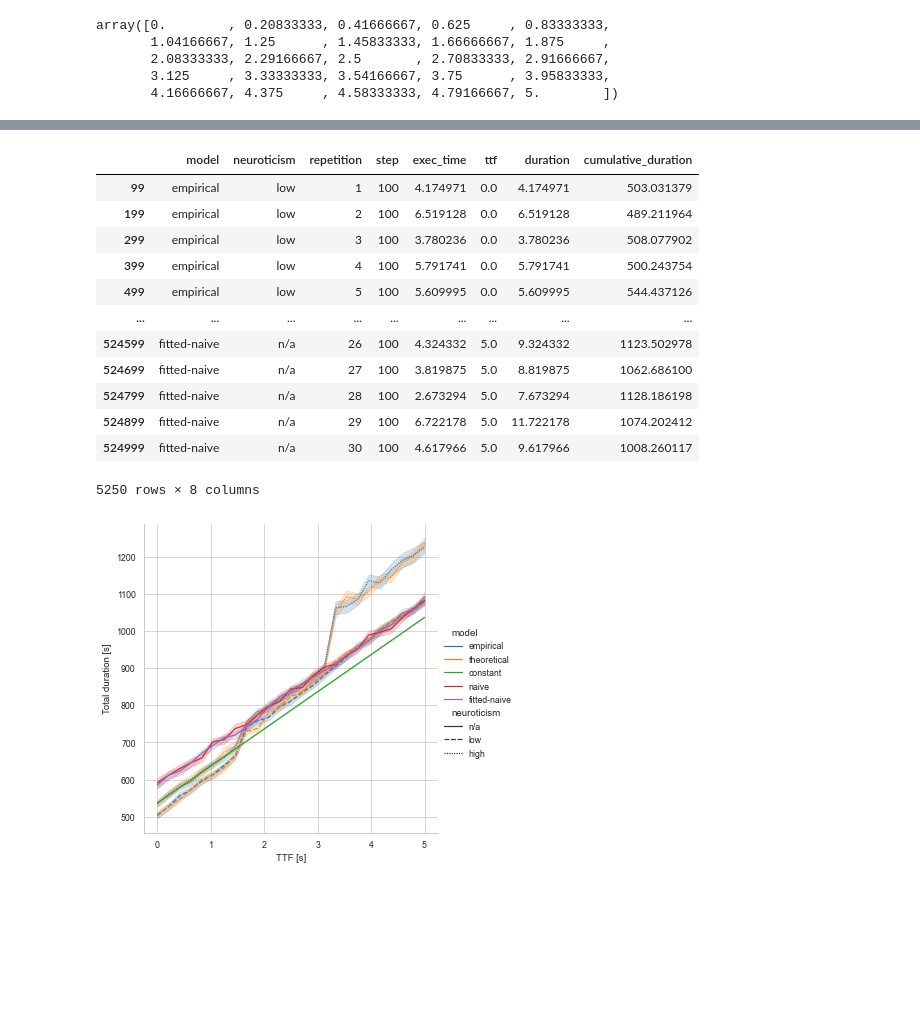
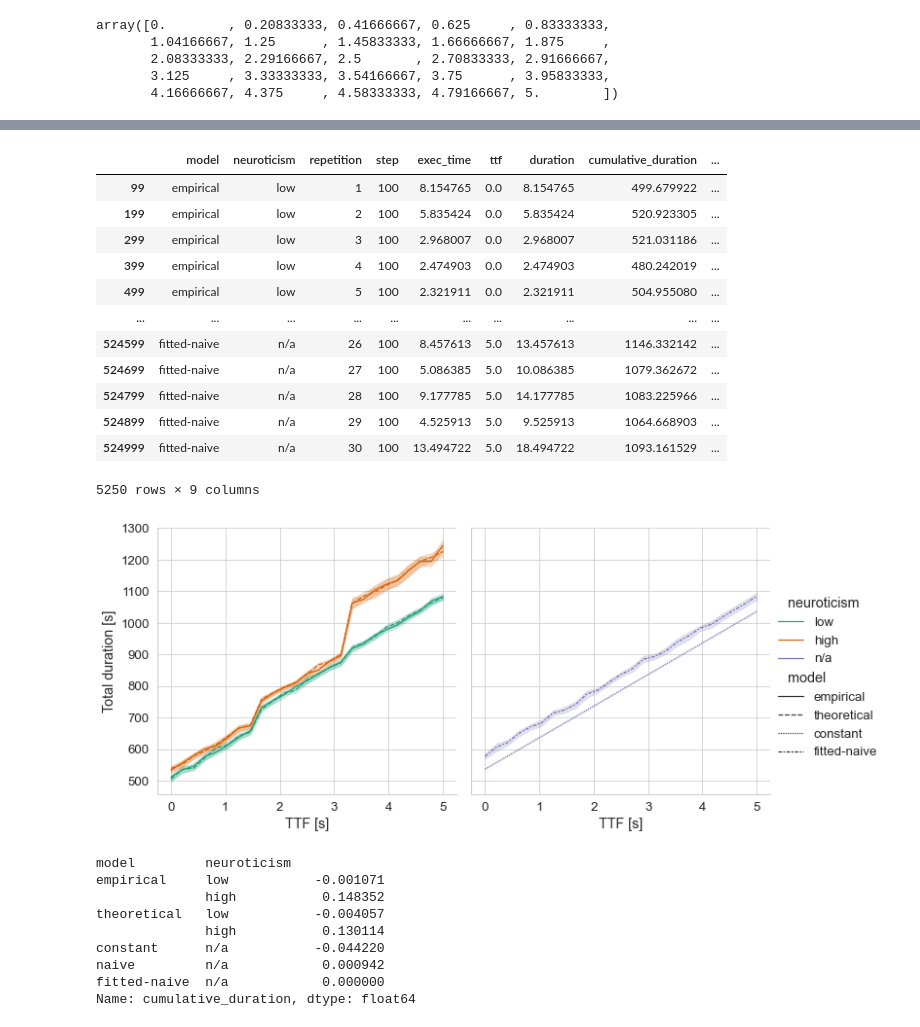
Before and after one commit to vnmo/EdgeDroid2, a Jupyter notebook: analysis/scaling_ttf.ipynb, the cells around one changed output, grey strips where cells are left out. Cells and saved outputs as stored; diff of their text form; code cells hidden in the pictures; blank space fills up the shorter version.

```diff
--- a/analysis/scaling_ttf.ipynb
+++ b/analysis/scaling_ttf.ipynb
@@ -139,37 +139,60 @@ results
 import matplotlib.pyplot as plt
 import seaborn as sns
 
-sns.set_context("paper")
 sns.set_style("whitegrid")
+sns.set_context("paper", font_scale=1.5)
+sns.set_palette("Dark2")
 
-end_steps = results[results.step == results.step.max()]
+end_steps = results[results.step == results.step.max()].copy()
+end_steps["reference"] = False
+end_steps.loc[end_steps["neuroticism"] == "n/a", "reference"] = True
 end_steps
 # %% [output]
-|  | model | neuroticism | repetition | step | exec_time | ttf | duration | cumulative_duration |
-| 99 | empirical | low | 1 | 100 | 4.174971 | 0.0 | 4.174971 | 503.031379 |
-| 199 | empirical | low | 2 | 100 | 6.519128 | 0.0 | 6.519128 | 489.211964 |
-| 299 | empirical | low | 3 | 100 | 3.780236 | 0.0 | 3.780236 | 508.077902 |
-| 399 | empirical | low | 4 | 100 | 5.791741 | 0.0 | 5.791741 | 500.243754 |
-| 499 | empirical | low | 5 | 100 | 5.609995 | 0.0 | 5.609995 | 544.437126 |
-| ... | ... | ... | ... | ... | ... | ... | ... | ... |
-| 524599 | fitted-naive | n/a | 26 | 100 | 4.324332 | 5.0 | 9.324332 | 1123.502978 |
-| 524699 | fitted-naive | n/a | 27 | 100 | 3.819875 | 5.0 | 8.819875 | 1062.686100 |
-| 524799 | fitted-naive | n/a | 28 | 100 | 2.673294 | 5.0 | 7.673294 | 1128.186198 |
-| 524899 | fitted-naive | n/a | 29 | 100 | 6.722178 | 5.0 | 11.722178 | 1074.202412 |
-| 524999 | fitted-naive | n/a | 30 | 100 | 4.617966 | 5.0 | 9.617966 | 1008.260117 |
+|  | model | neuroticism | repetition | step | exec_time | ttf | duration | cumulative_duration | ... |
+| 99 | empirical | low | 1 | 100 | 8.154765 | 0.0 | 8.154765 | 499.679922 | ... |
+| 199 | empirical | low | 2 | 100 | 5.835424 | 0.0 | 5.835424 | 520.923305 | ... |
+| 299 | empirical | low | 3 | 100 | 2.968007 | 0.0 | 2.968007 | 521.031186 | ... |
+| 399 | empirical | low | 4 | 100 | 2.474903 | 0.0 | 2.474903 | 480.242019 | ... |
+| 499 | empirical | low | 5 | 100 | 2.321911 | 0.0 | 2.321911 | 504.955080 | ... |
+| ... | ... | ... | ... | ... | ... | ... | ... | ... | ... |
+| 524599 | fitted-naive | n/a | 26 | 100 | 8.457613 | 5.0 | 13.457613 | 1146.332142 | ... |
+| 524699 | fitted-naive | n/a | 27 | 100 | 5.086385 | 5.0 | 10.086385 | 1079.362672 | ... |
+| 524799 | fitted-naive | n/a | 28 | 100 | 9.177785 | 5.0 | 14.177785 | 1083.225966 | ... |
+| 524899 | fitted-naive | n/a | 29 | 100 | 4.525913 | 5.0 | 9.525913 | 1064.668903 | ... |
+| 524999 | fitted-naive | n/a | 30 | 100 | 13.494722 | 5.0 | 18.494722 | 1093.161529 | ... |
-5250 rows × 8 columns
+5250 rows × 9 columns
 # %%
 fg = sns.relplot(
     kind="line",
     data=end_steps,
+    # err_style="bars",
     x="ttf",
     y="cumulative_duration",
-    hue="model",
-    # style="neuroticism",
-    hue_order=["empirical", "theoretical", "constant", "naive", "fitted-naive"],
-    style="neuroticism",
+    style="model",
+    hue="neuroticism",
+    style_order=["empirical", "theoretical", "constant", "fitted-naive",],
+    # hue="neuroticism",
+    col="reference",
+    hue_order=["low", "high", "n/a"],
+    # markers=["v", "^", "X"],
+    markersize=7,
 )
 fg.set_axis_labels("TTF [s]", "Total duration [s]")
+fg.set_titles("", "")
+# fg.set(yscale="log")
 plt.show()
 # %% [output]
-[figure, old version]
+[figure, new version]
+# %%
+max_durations = end_steps[end_steps.ttf == end_steps.ttf.max()].groupby(["model", "neuroticism"], observed=True)["cumulative_duration"].mean()
+(max_durations - max_durations[("fitted-naive", "n/a")])/max_durations[("fitted-naive", "n/a")]
+# %% [output]
+model         neuroticism
+empirical     low           -0.001071
+              high           0.148352
+theoretical   low           -0.004057
+              high           0.130114
+constant      n/a           -0.044220
+naive         n/a            0.000942
+fitted-naive  n/a            0.000000
+Name: cumulative_duration, dtype: float64
```
Also changed, not shown: parts of 4 cells of this notebook.
